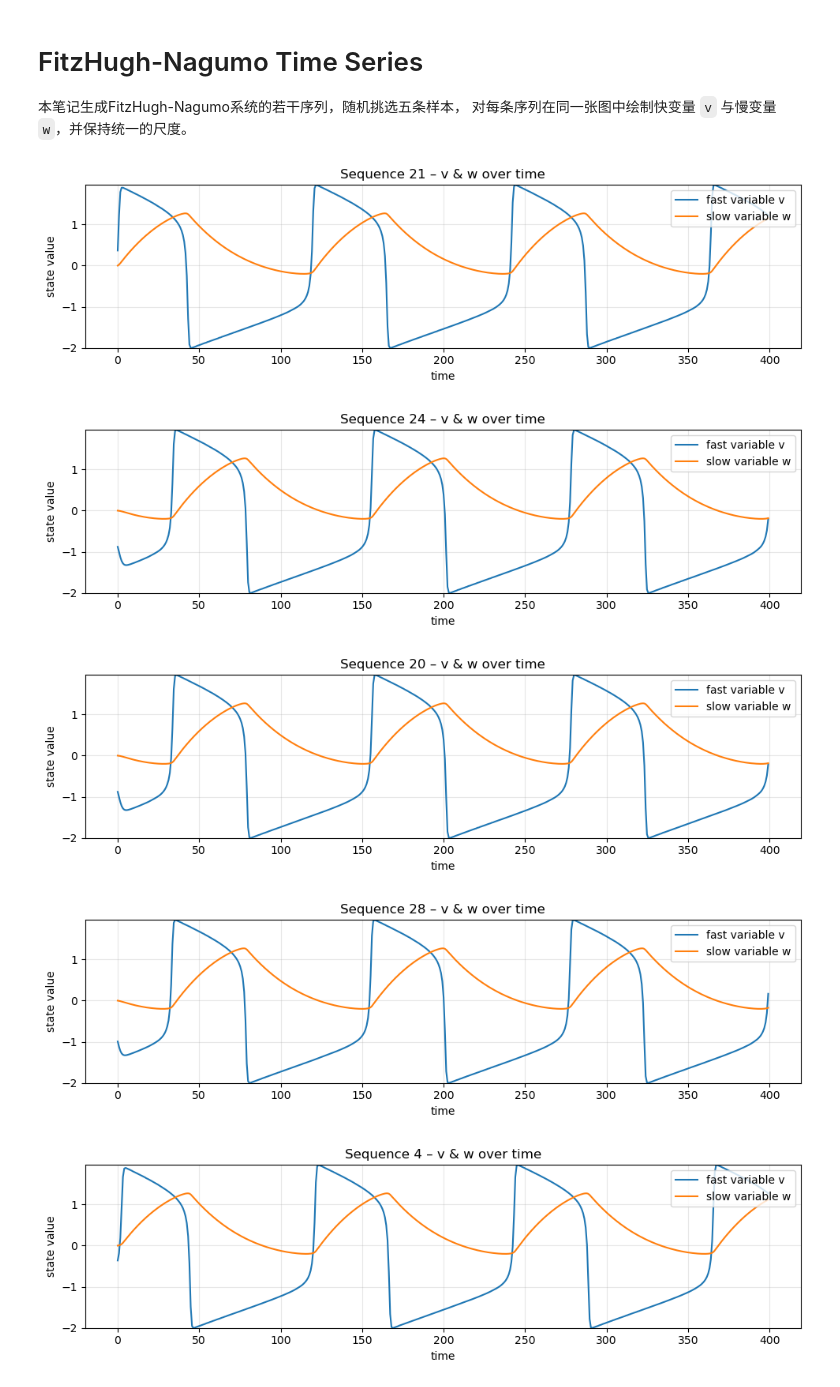
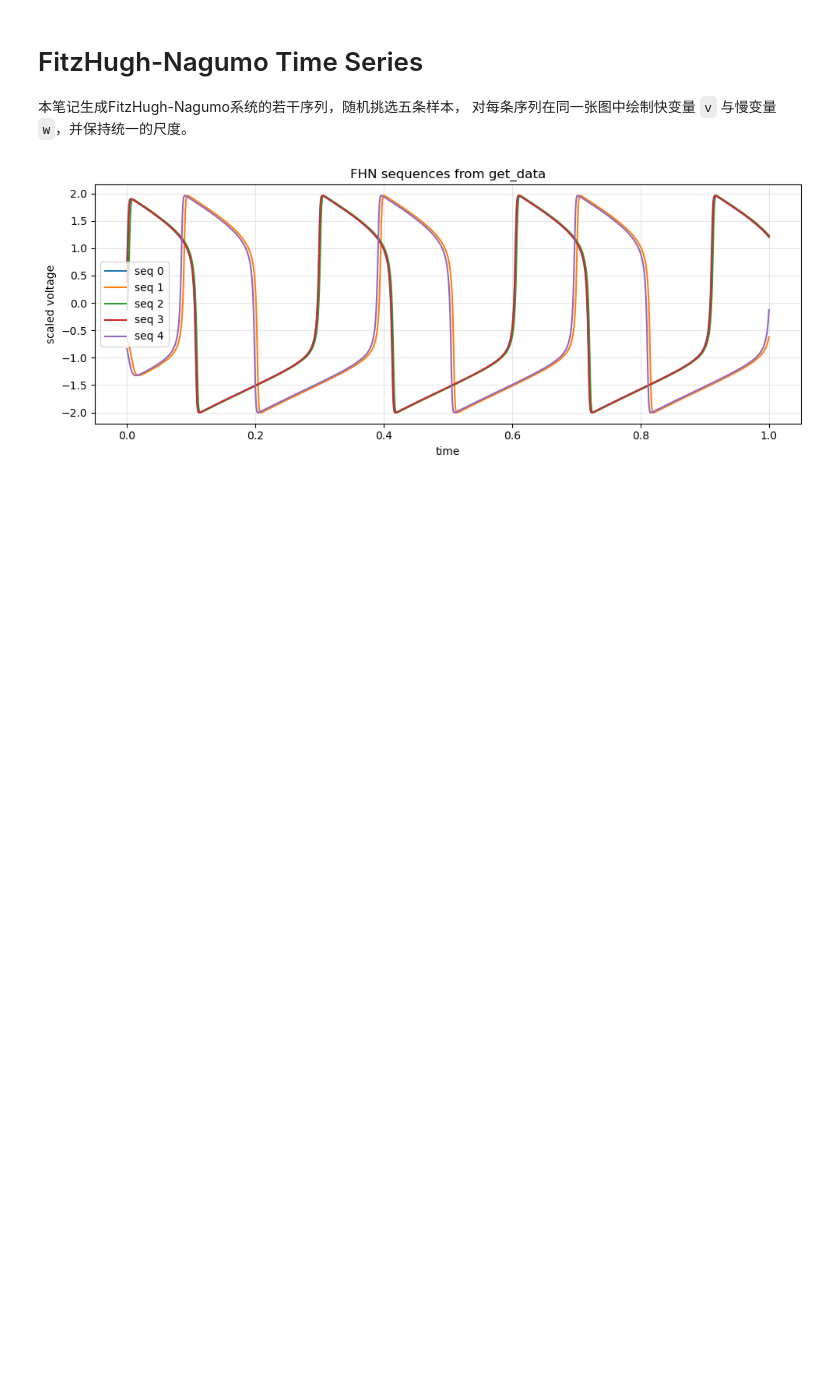
Before and after one commit to yethegod/FNH, a Jupyter notebook: plot.ipynb, the cells around one changed output. Drawn from its saved outputs; the diff is of its cells as text; code cells hidden in the pictures; blank space fills up the shorter version.

```diff
--- a/plot.ipynb
+++ b/plot.ipynb
@@ -6,55 +6,22 @@
 # %%
 import numpy as np
 import matplotlib.pyplot as plt
-from scipy.integrate import solve_ivp
-from data import FHN_rhs
+from data import get_data
 
-N_SAMPLES = 32
-TIME_STEPS = 500
-T_SPAN = (0.0, 400.0)
-RNG_SEED = 1234
+v_series, _ = get_data(5)
+v_series = v_series.squeeze(-1)
 
-t_eval = np.linspace(T_SPAN[0], T_SPAN[1], TIME_STEPS + 1)
-rng = np.random.default_rng(RNG_SEED)
+time = np.linspace(0., 1., v_series.shape[1])
 
-v_sequences = []
-w_sequences = []
-
-for _ in range(N_SAMPLES):
-    x0 = np.array([rng.random() * 2 - 1, 0.0])
-    sol = solve_ivp(FHN_rhs, T_SPAN, x0, t_eval=t_eval)
-    v_sequences.append(sol.y[0, :-1])
-    w_sequences.append(sol.y[1, :-1])
-
-v_sequences = np.stack(v_sequences)
-w_sequences = np.stack(w_sequences)
-selected_idx = rng.choice(N_SAMPLES, size=5, replace=False)
-time = t_eval[:-1]
-
-# 统一尺度：在被选中的序列中寻找 v 和 w 的全局 min/max
-selected_v = v_sequences[selected_idx]
-selected_w = w_sequences[selected_idx]
-y_min = min(selected_v.min(), selected_w.min())
-y_max = max(selected_v.max(), selected_w.max())
-
-for plot_num, idx in enumerate(selected_idx, start=1):
-    v = v_sequences[idx]
-    w = w_sequences[idx]
-
-    plt.figure(figsize=(10, 3))
-    plt.plot(time, v, label='fast variable v', color='tab:blue')
-    plt.plot(time, w, label='slow variable w', color='tab:orange')
-    plt.title(f'Sequence {idx} – v & w over time')
-    plt.xlabel('time')
-    plt.ylabel('state value')
-    plt.ylim(y_min, y_max)
-    plt.legend(loc='upper right')
-    plt.grid(alpha=0.3)
-    plt.tight_layout()
-    plt.show()
+plt.figure(figsize=(10, 4))
+for idx, v in enumerate(v_series):
+    plt.plot(time, v, label=f'seq {idx}')
+plt.xlabel('time')
+plt.ylabel('scaled voltage')
+plt.title('FHN sequences from get_data')
+plt.grid(alpha=0.3)
+plt.legend()
+plt.tight_layout()
+plt.show()
 # %% [output]
-[figure, old version]
+[figure, new version]
-[figure, removed]
-[figure, removed]
-[figure, removed]
-[figure, removed]
```
Also changed, not shown: 4 other files.
